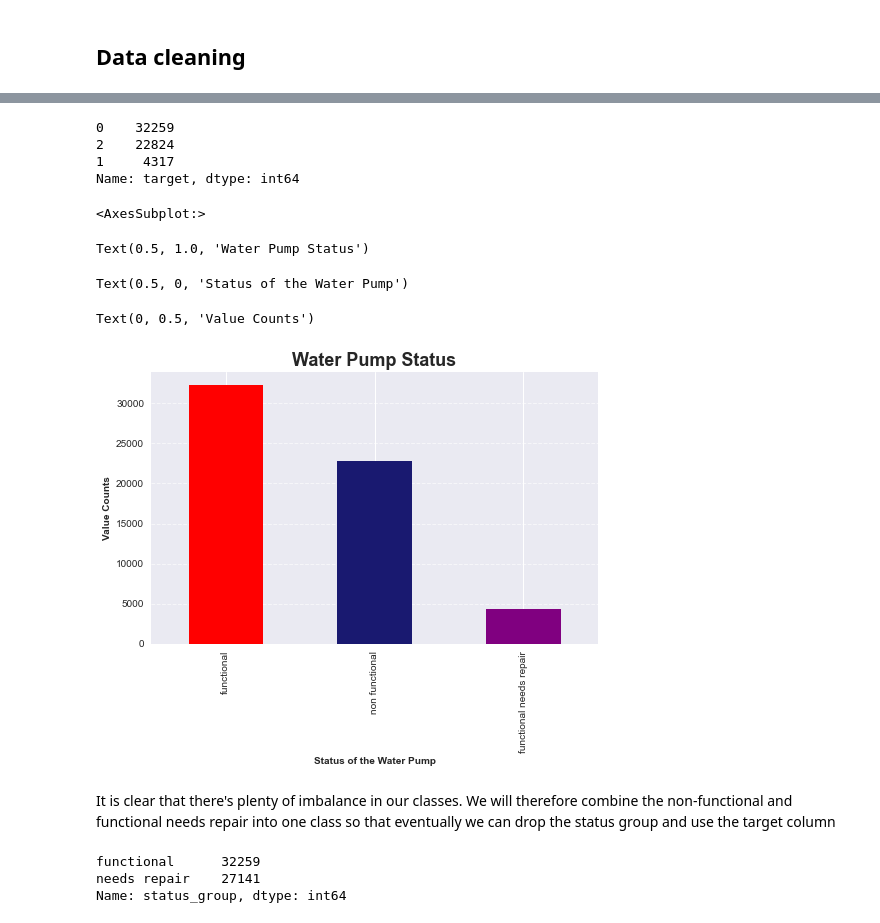
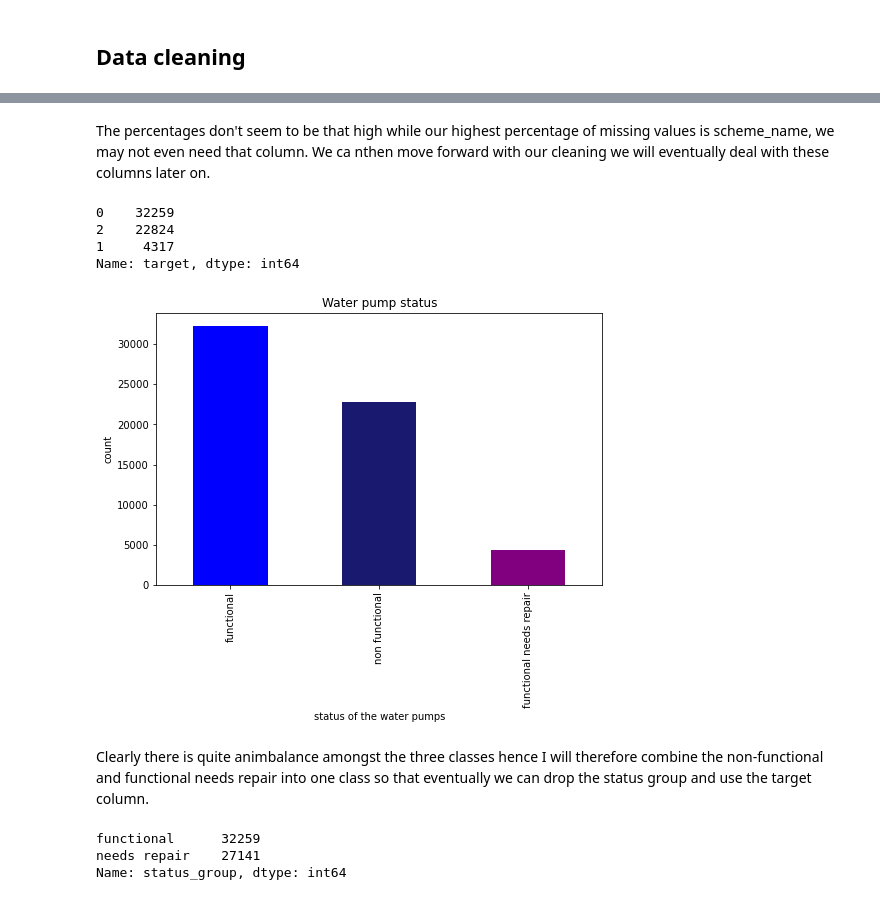
Before and after one commit to MyraKadenge/dsc-phase-3-project-v2-3, a Jupyter notebook: index.ipynb, the cells around one changed output, grey strips where cells are left out. Saved outputs shown, nothing was run; the diff lists cells and outputs as text; code cells hidden in the pictures.

```diff
--- a/index.ipynb
+++ b/index.ipynb
@@ -256,3 +308,5 @@ Lets visualize our target and compare to other features
+# %% [markdown]
+The percentages don't seem to be that high while our highest percentage of missing values is scheme_name, we may not even need that column. We ca nthen move forward with our cleaning we will eventually deal with these columns later on.
 # %%
 # Convert the 'status_group' column to a categorical data type so that it can be easily converted into numerical codes later
 data['status_group'] = data['status_group'].astype('category')
@@ -267,33 +321,17 @@ data['target'].value_counts()
 2    22824
 1     4317
 Name: target, dtype: int64
-# %%
-#Now we can plot them
-# Plotting the value counts of the 'status_group' column in descending order using a bar plot
-data['status_group'].value_counts(ascending=False).plot(kind='bar', figsize=(8,5), color=['red','midnightblue','purple'])
-
-# Adding a title to the plot with a larger font size and bold font weight
-plt.title("Water Pump Status", fontweight='bold', fontsize=18)
-
-# Adding a label to the x-axis with a larger font size, bold font weight, and descriptive text
-plt.xlabel('Status of the Water Pump', fontweight='bold', fontsize=10)
-
-# Adding a label to the y-axis with a larger font size, bold font weight, and descriptive text
-plt.ylabel('Value Counts', fontweight='bold', fontsize=10)
-
-# Adding gridlines to the plot along the y-axis with a dashed linestyle and reduced opacity
-plt.grid(axis='y', linestyle='--', alpha=0.6)
-
-# Displaying the plot
-plt.show()
-# %% [output]
-<AxesSubplot:>
-Text(0.5, 1.0, 'Water Pump Status')
-Text(0.5, 0, 'Status of the Water Pump')
-Text(0, 0.5, 'Value Counts')
-[figure, removed]
+# %%
+#Now i want to plot them
+data['status_group'].value_counts().plot(kind = 'bar',figsize= (8,5), color=['blue', 'midnightblue', 'purple'])
+plt.title('Water pump status')
+plt.xlabel('status of the water pumps')
+plt.ylabel ('count')
+plt.show()
+# %% [output]
+[figure, added]
 # %% [markdown]
-It is clear that there's plenty of imbalance in our classes. We will therefore combine the non-functional and functional needs repair into one class so that eventually we can drop the status group and use the target column
+Clearly there is quite animbalance amongst the three classes hence I will therefore combine the non-functional and functional needs repair into one class so that eventually we can drop the status group and use the target column.
 # %%
 # Replace "functional needs repair" and "non functional" with "needs repair" in the 'status_group' column
 data['status_group'] = data['status_group'].replace(to_replace=["functional needs repair", "non functional"], value="needs repair")
```
Also changed, not shown: parts of 30 cells of this notebook.
